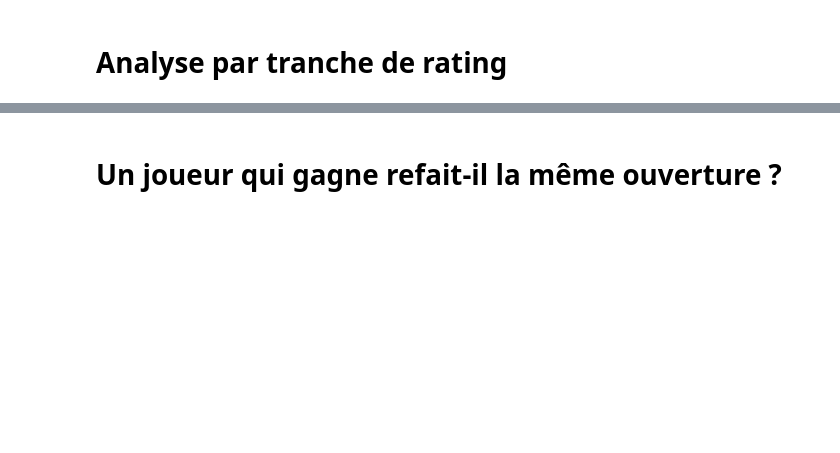
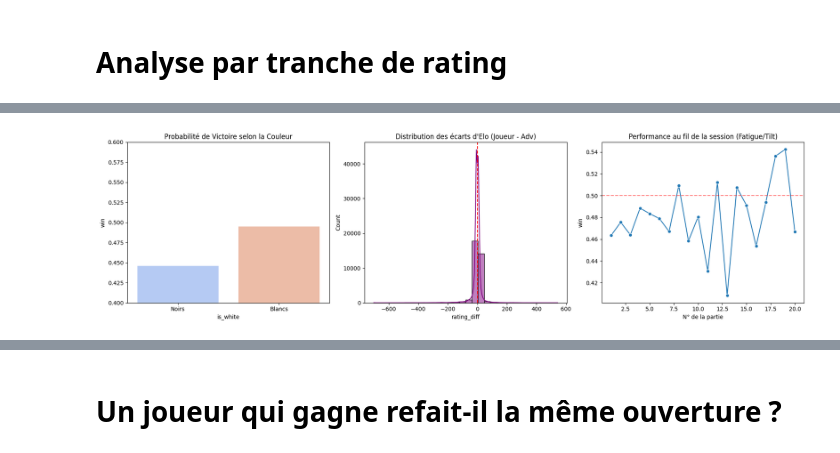
Before and after one commit to tristanTRT/Projet-info-2A, a Jupyter notebook: Scripts_analyse_data/Analyse_data.ipynb, the cells around one changed output, grey strips where cells are left out. Saved outputs shown, nothing was run; the diff lists cells and outputs as text; code cells hidden in the pictures; blank space fills up the shorter version.

```diff
--- a/Scripts_analyse_data/Analyse_data.ipynb
+++ b/Scripts_analyse_data/Analyse_data.ipynb
@@ -188,0 +266,19 @@ plt.show()
+# %%
+# 1. Sécurité : On s'assure que la colonne 'date' existe
+if 'date' not in df_all.columns:
+    # On utilise 'timestamp' ou 'timestamp_ms' selon ce qui est dispo
+    col_ref = 'timestamp_ms' if 'timestamp_ms' in df_all.columns else 'timestamp'
+    df_all['date'] = pd.to_datetime(df_all[col_ref], unit='ms', utc=True)
+
+# 2. Sélection du joueur test
+user_test = df_all['user_id'].iloc[0]
+cols_debug = ['user_id', 'date', 'result', 'rating', 'rating_diff', 'win', 'win_next']
+
+print(f"--- Inspection des données pour {user_test} ---")
+# On vérifie que toutes les colonnes de debug existent bien
+cols_present = [c for c in cols_debug if c in df_all.columns]
+print(df_all[df_all['user_id'] == user_test][cols_present].head(15))
+
+print("\n--- Analyse des séries (Indices de Rematch) ---")
+# On regarde l'enchaînement des résultats et des écarts de points
+print(df_all[df_all['user_id'] == user_test][['result', 'rating_diff']].head(15))
@@ -188,0 +305,79 @@ plt.show()
+# %%
+import numpy as np
+
+# --- 1. PRÉPARATION DES VARIABLES ADDITIONNELLES ---
+print("Création des variables d'analyse (Fatigue, Couleur, Historique)...")
+df_all = df_all.sort_values(['user_id', 'timestamp'])
+
+# a) Résultat précédent (N-1) et (N-2)
+df_all['win_prev'] = df_all.groupby('user_id')['win'].shift(1)
+df_all['win_prev_2'] = df_all.groupby('user_id')['win'].shift(2)
+
+# b) Couleur (Blancs = 1)
+if 'color' in df_all.columns:
+    df_all['is_white'] = (df_all['color'] == 'white').astype(int)
+else:
+    df_all['is_white'] = np.nan
+
+# c) Fatigue / Session de jeu
+# On considère une nouvelle session si > 30 min de pause
+df_all['time_diff'] = df_all.groupby('user_id')['timestamp'].diff() / (1000 * 60) # minutes
+df_all['new_session'] = (df_all['time_diff'] > 30) | (df_all['time_diff'].isna())
+df_all['session_id'] = df_all.groupby('user_id')['new_session'].cumsum()
+df_all['game_in_session'] = df_all.groupby(['user_id', 'session_id']).cumcount() + 1
+
+
+# --- 2. VISUALISATIONS DESCRIPTIVES ---
+fig, axes = plt.subplots(1, 3, figsize=(18, 5))
+
+# Graph A : Avantage des Blancs
+if df_all['is_white'].notna().any():
+    sns.barplot(x="is_white", y="win", data=df_all, ax=axes[0], palette="coolwarm", errorbar=None)
+    axes[0].set_xticklabels(["Noirs", "Blancs"])
+    axes[0].set_title("Probabilité de Victoire selon la Couleur")
+    axes[0].set_ylim(0.4, 0.6)
+
+# Graph B : Distribution des écarts Elo
+if "rating_diff" in df_all.columns:
+    sns.histplot(df_all["rating_diff"], bins=30, kde=True, ax=axes[1], color="purple")
+    axes[1].set_title("Distribution des écarts d'Elo (Joueur - Adv)")
+    axes[1].axvline(0, color='red', linestyle='--')
+
+# Graph C : Fatigue (Win rate selon le n° de partie dans la session)
+# On regarde les sessions longues (>10 parties)
+long_sessions = df_all[df_all['game_in_session'] <= 20]
+sns.lineplot(x="game_in_session", y="win", data=long_sessions, ax=axes[2], marker="o", errorbar=None)
+axes[2].set_title("Performance au fil de la session (Fatigue/Tilt)")
+axes[2].set_xlabel("N° de la partie")
+axes[2].axhline(0.5, color='red', linestyle='--', alpha=0.5)
+
+plt.tight_layout()
+plt.show()
+
+
+# --- 3. ANALYSE MARKOVIENNE (ORDRE 2) ---
+print("\n=== CHAÎNES DE MARKOV : EFFET MÉMOIRE ===")
+# On regarde l'impact de l'historique (N-2, N-1) sur la partie N
+df_markov = df_all.dropna(subset=['win_prev_2', 'win_prev', 'win']).copy()
+df_markov['etat_passe'] = (
+    df_markov['win_prev_2'].astype(int).astype(str) + "-" +
+    df_markov['win_prev'].astype(int).astype(str)
+)
+
+probs_ordre2 = df_markov.groupby('etat_passe')['win'].mean().sort_index()
+
+plt.figure(figsize=(8, 5))
+bars = plt.bar(probs_ordre2.index, probs_ordre2.values, color=['#d62728', '#ff7f0e', '#2ca02c', '#1f77b4'])
+plt.title("Probabilité de gagner la partie N selon les 2 résultats précédents")
+plt.xlabel("Historique (N-2  -  N-1)")
+plt.ylabel("Probabilité de Victoire")
+plt.ylim(0, 0.7)
+plt.grid(axis='y', alpha=0.3)
+
+# Légende pour comprendre
+plt.text(0, 0.1, "Perdu-Perdu", ha='center', color='white', fontweight='bold')
+plt.text(3, 0.1, "Gagné-Gagné", ha='center', color='white', fontweight='bold')
+
+plt.show()
+print("Lecture : Si la barre de droite (1-1) est plus haute que les autres, le 'Hot Hand' s'accumule.")
+# %% [output]
@@ -188,0 +388 @@ plt.show()
+[figure, added]
```
Also changed, not shown: parts of 30 cells of this notebook, 3 other files.
